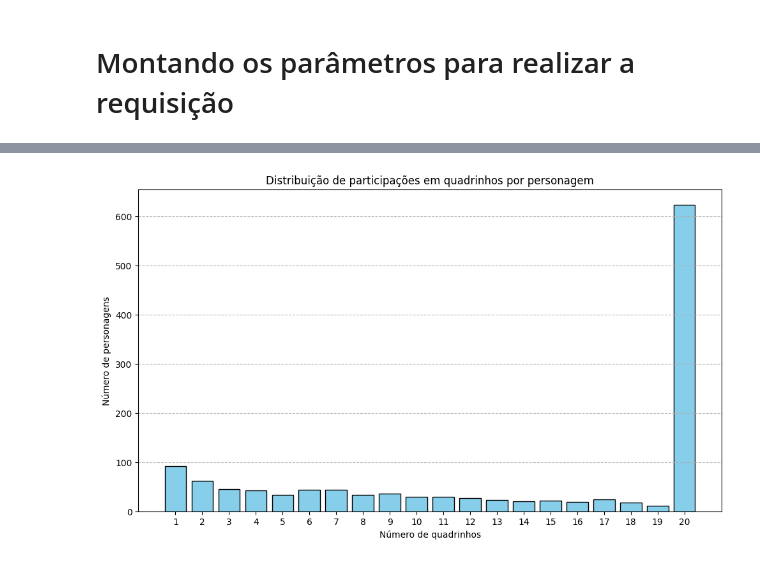
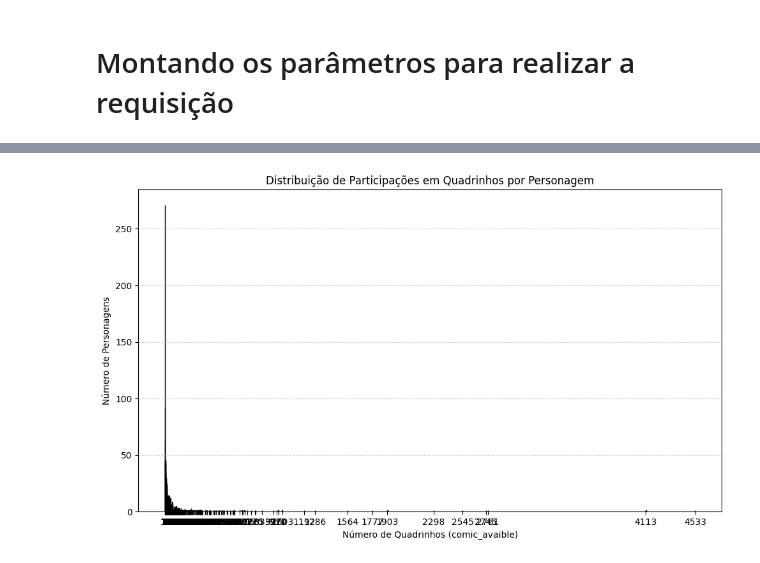
Before and after one commit to diogopaz/projeto-marvel, a Jupyter notebook: projeto_marvel.ipynb, the cells around one changed output, grey strips where cells are left out. Cells and saved outputs as stored; diff of their text form; code cells hidden in the pictures.

```diff
--- a/projeto_marvel.ipynb
+++ b/projeto_marvel.ipynb
@@ -183,6 +151,6 @@ conn.close()
 conn = sqlite3.connect('marvel.db')
 cursor = conn.cursor()
 cursor.execute('select * from characters')
-results_sqlite = cursor.fetchall()
-conn.close()
-#results_sqlite
+charr = cursor.fetchall()
+df_char = pd.DataFrame(charr, columns=['id', 'name', 'description', 'modified', 'comic_avaible'])
+df_char.sort_values('comic_avaible', ascending=False)
@@ -189,7 +170,0 @@ conn.close()
-# %%
-conn = sqlite3.connect('marvel.db')
-type(results_sqlite)
-df_char = pd.read_sql('SELECT * FROM characters', con=conn)
-df_char
-df_char_comic = pd.read_sql('SELECT * FROM character_comics', con=conn)
-df_char_comic
@@ -241,15 +300,18 @@ df_char[df_char['id'] == 1009144]
 # %%
-df_counts = df_new['character_id'].value_counts()
-counts = df_counts.value_counts().sort_index()  # número de HQs → quantos personagens
+import matplotlib.pyplot as plt
+
+# Supondo que df_characters foi carregado com a tabela characters
+df_char['comic_avaible'] = pd.to_numeric(df_char['comic_avaible'], errors='coerce')
+df_counts = df_char['comic_avaible'].value_counts().sort_index()
 
 plt.figure(figsize=(10, 6))
-plt.bar(counts.index, counts.values, width=0.8, color='skyblue', edgecolor='black')
-plt.title('Distribuição de participações em quadrinhos por personagem')
-plt.xlabel('Número de quadrinhos')
-plt.ylabel('Número de personagens')
-plt.xticks(counts.index)  # força apenas inteiros no eixo X
-plt.grid(axis='y', linestyle='--', alpha=0.9)
+plt.bar(df_counts.index, df_counts.values, width=0.8, color='salmon', edgecolor='black')
+plt.title('Distribuição de Participações em Quadrinhos por Personagem')
+plt.xlabel('Número de Quadrinhos (comic_avaible)')
+plt.ylabel('Número de Personagens')
+plt.xticks(df_counts.index)  # Mostra somente inteiros no eixo X
+plt.grid(axis='y', linestyle='--', alpha=0.5)
 plt.tight_layout()
 plt.show()
 # %% [output]
-[figure, old version]
+[figure, new version]
```
Also changed, not shown: parts of 20 cells of this notebook.
